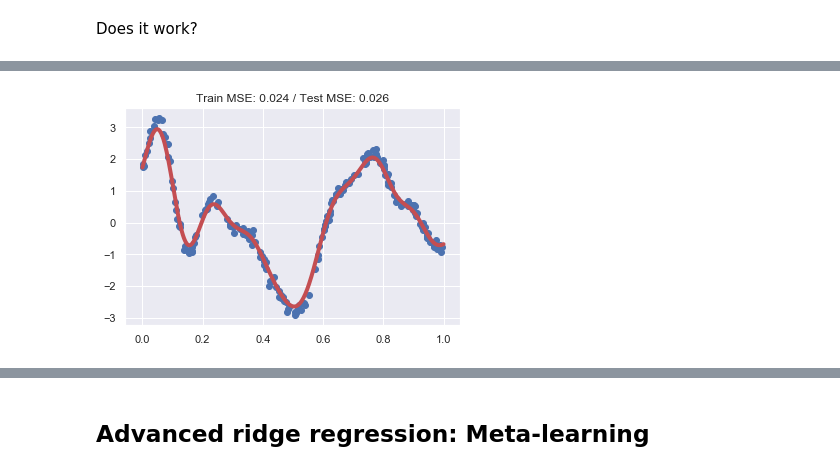
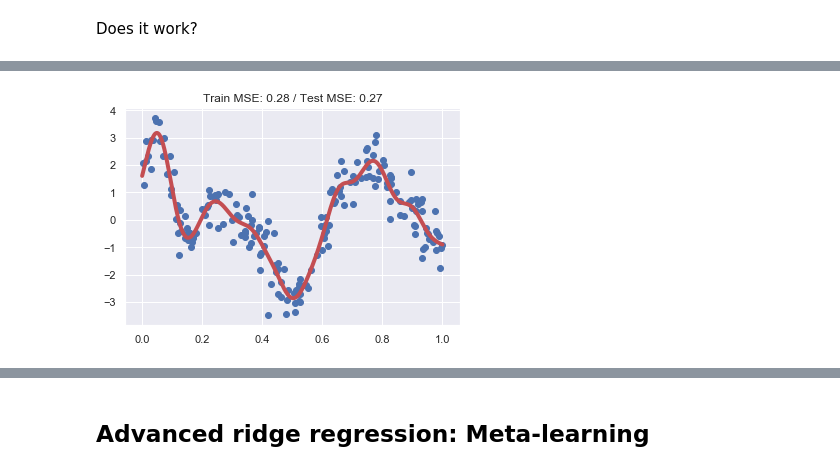
Before and after one commit to djsutherland/ds3-kernels, a Jupyter notebook: solutions.ipynb, the cells around one changed output, grey strips where cells are left out. Cells and saved outputs as stored; diff of their text form; code cells hidden in the pictures.

Commit message:
some more ridge progress

```diff
--- a/solutions.ipynb
+++ b/solutions.ipynb
@@ -112,11 +116,13 @@ def make_toy(n_pts, dist_seed=17, samp_seed=12):
     drs = np.random.RandomState(seed=dist_seed)
     inducing = drs.uniform(0, 1, size=50)
     w = drs.normal(size=inducing.shape[0])
+    gamma = 1 / (2 * .05**2)
+    print(f"||f||_H^2: {w @ rbf_kernel(inducing[:, None], gamma=gamma) @ w :.3}")
 
     srs = np.random.RandomState(seed=samp_seed)
     X = srs.uniform(0, 1, size=n_pts)
-    ymean = rbf_kernel(X[:, None], inducing[:, None], gamma=1 / (2 * .05**2)) @ w
-    y = ymean + srs.normal(scale=.1, size=ymean.shape)
+    ymean = rbf_kernel(X[:, None], inducing[:, None], gamma=gamma) @ w
+    y = ymean + srs.normal(scale=.5, size=ymean.shape)
     return X[:, None].astype(np.float32), y.astype(np.float32)
 
 X, y = make_toy(500)
@@ -125,7 +133,7 @@ np.savez('data/ridge-toy.npz', X=X, y=y)
 with np.load('data/ridge-toy.npz') as f:
     toy_X = f['X']
     toy_y = f['y']
-toy_X_train, toy_X_test, toy_y_train, toy_y_test = train_test_split(
+toy_X_train, toy_X_test, toy_y_train, toy_y_test = model_selection.train_test_split(
     toy_X, toy_y, train_size=200)
 
 fig, ax = plt.subplots()
@@ -381,17 +380,29 @@ class KernelRidgeRegression:
 # %% [markdown]
 Does it work?
 # %%
-def evaluate(krr, plot=True):
+def evaluate(krr, kernel_cls=None, plot=True,
+             X_train=None, y_train=None, X_test=None, y_test=None):
+    if X_train is None:
+        X_train = toy_X_train
+    if y_train is None:
+        y_train = toy_y_train
+    if X_test is None:
+        X_test = toy_X_test
+    if y_test is None:
+        y_test = toy_y_test
+
     plot_xs = np.linspace(0, 1, num=500)[:, None]
-    K = RBFKernel(toy_X_train, toy_X_test, plot_xs, sigma=.05)
+    if kernel_cls is None:
+        kernel_cls = functools.partial(RBFKernel, sigma=0.05)
+    K = kernel_cls(X_train, X_test, plot_xs)
 
-    krr.fit(K.XX, toy_y_train)
-    train_mse = krr.mse(K.XX, toy_y_train).item()
-    test_mse = krr.mse(K.XY, toy_y_test).item()
+    krr.fit(K.XX, y_train)
+    train_mse = krr.mse(K.XX, y_train).item()
+    test_mse = krr.mse(K.XY, y_test).item()
 
     if plot:
         fig, ax = plt.subplots()
-        ax.scatter(toy_X_train[:, 0], toy_y_train)
+        ax.scatter(X_train[:, 0], y_train)
         ax.plot(plot_xs, krr.predict(K.XZ).numpy(), lw=4, color='r')
         ax.set_title(f"Train MSE: {train_mse:.2} / Test MSE: {test_mse:.2}")
     else:
@@ -407,8 +416,6 @@ Here's what my solution looks like:
 # %%
 # SOLUTION CELL
 # Check that the LU solve also works; should be almost identical.
-krr = KernelRidgeRegression(reg_wt=1)
-krr._solve_lu = True
-evaluate(krr)
+evaluate(KernelRidgeRegression(reg_wt=.1, solver='lu'))
 # %% [output]
-[figure, old version]
+[figure, new version]
```
Also changed, not shown: parts of 35 cells of this notebook, 2 other files.
